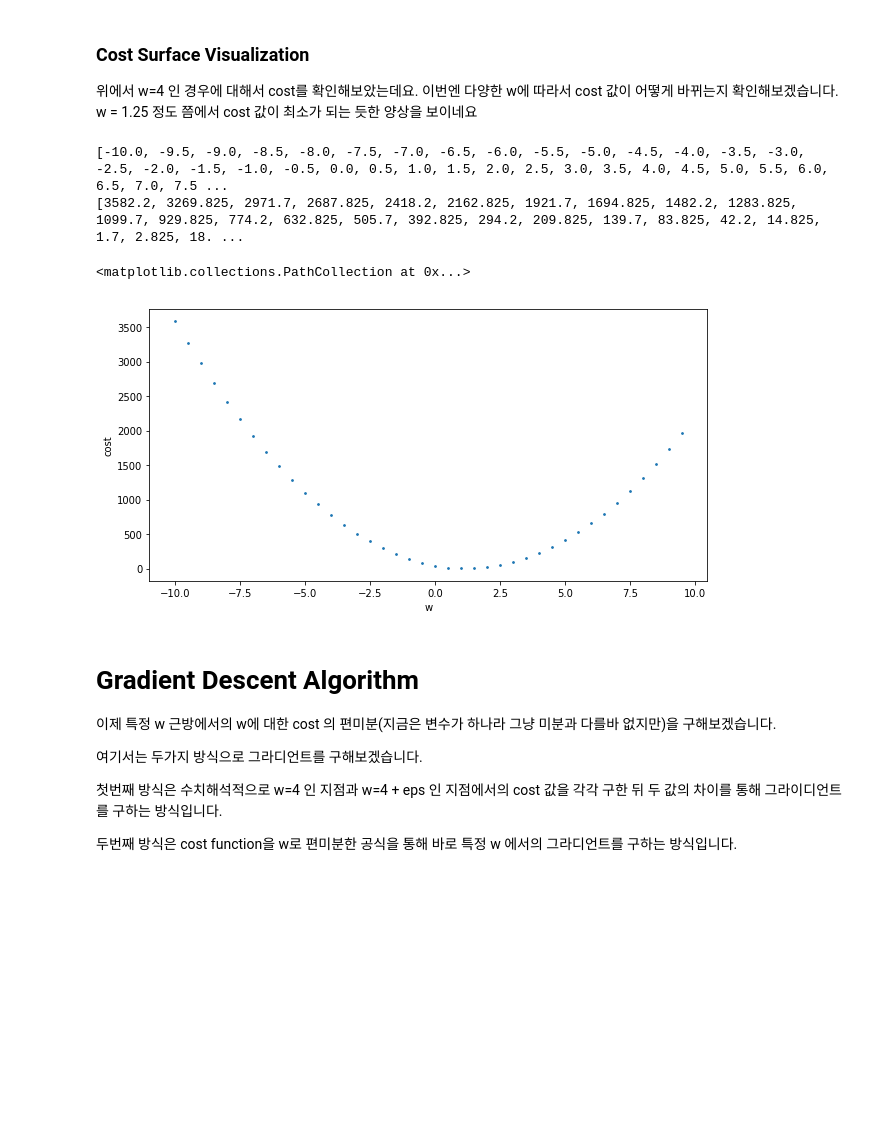
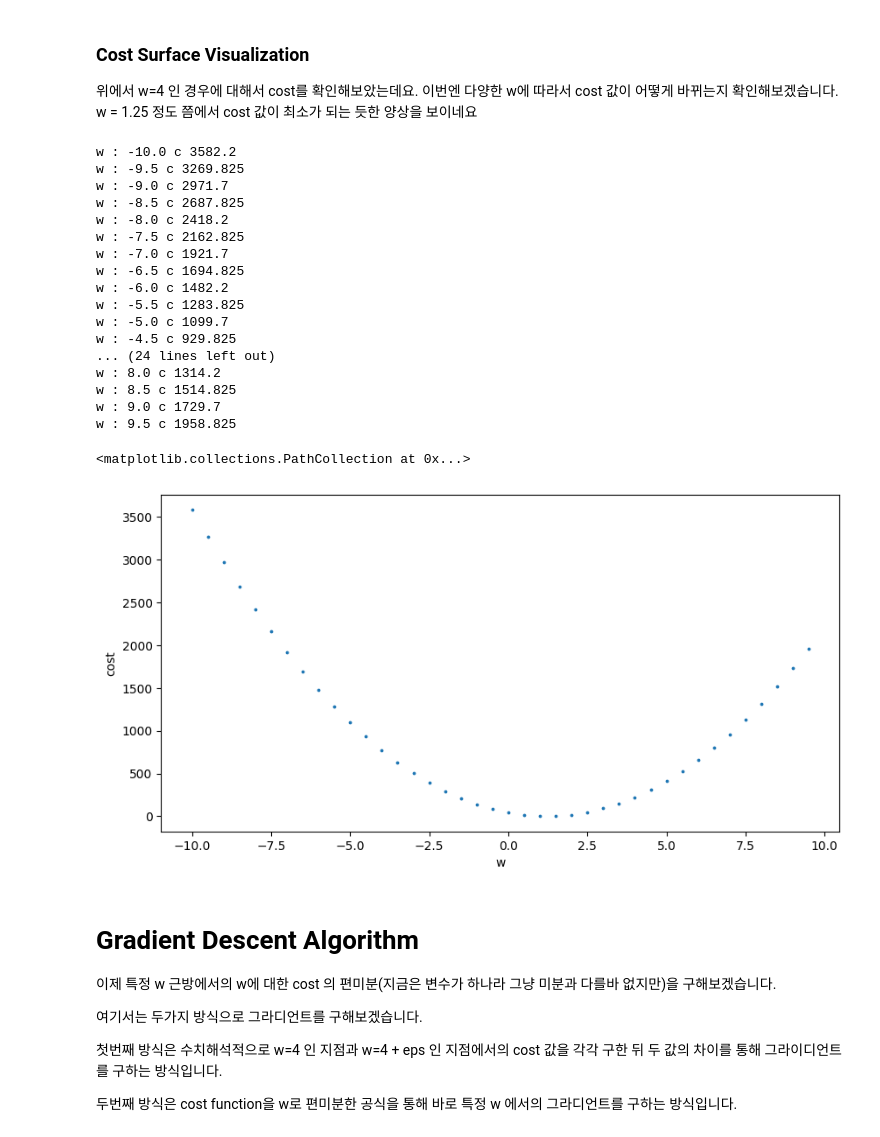
Before and after one commit to heartcored98/Standalone-DeepLearning, a Jupyter notebook: Lec1/Lab1_linear_regression.ipynb, the cells around one changed output. Saved outputs shown, nothing was run; the diff lists cells and outputs as text; code cells hidden in the pictures; blank space fills up the shorter version.

```diff
--- a/Lec1/Lab1_linear_regression.ipynb
+++ b/Lec1/Lab1_linear_regression.ipynb
@@ -96,25 +97,42 @@ w = 1.25 정도 쯤에서 cost 값이 최소가 되는 듯한 양상을 보이
 # %%
 list_w = []
 list_c = []
 for i in range(-20, 20):
     w = i * 0.5
     h = H(w)
     c = cost(h, X, Y)
     list_w.append(w)
     list_c.append(c)
 
-print(list_w) # w 값들이 잘 들어갔는지 확인해봅시다.
-print(list_c) # c 값들이 잘 들어갔는지 확인해봅시다.
+for i in range(len(list_w)):
+    print('w :', list_w[i], 'c',list_c[i])
+# print(list_w) # w 값들이 잘 들어갔는지 확인해봅시다.
+# print(list_c) # c 값들이 잘 들어갔는지 확인해봅시다.
 
 plt.figure(figsize=(10,5))
 plt.xlabel('w')
 plt.ylabel('cost')
 plt.scatter(list_w, list_c, s=3)
 # %% [output]
-[-10.0, -9.5, -9.0, -8.5, -8.0, -7.5, -7.0, -6.5, -6.0, -5.5, -5.0, -4.5, -4.0, -3.5, -3.0, -2.5, -2.0, -1.5, -1.0, -0.5, 0.0, 0.5, 1.0, 1.5, 2.0, 2.5, 3.0, 3.5, 4.0, 4.5, 5.0, 5.5, 6.0, 6.5, 7.0, 7.5 ...
-[3582.2, 3269.825, 2971.7, 2687.825, 2418.2, 2162.825, 1921.7, 1694.825, 1482.2, 1283.825, 1099.7, 929.825, 774.2, 632.825, 505.7, 392.825, 294.2, 209.825, 139.7, 83.825, 42.2, 14.825, 1.7, 2.825, 18. ...
+w : -10.0 c 3582.2
+w : -9.5 c 3269.825
+w : -9.0 c 2971.7
+w : -8.5 c 2687.825
+w : -8.0 c 2418.2
+w : -7.5 c 2162.825
+w : -7.0 c 1921.7
+w : -6.5 c 1694.825
+w : -6.0 c 1482.2
+w : -5.5 c 1283.825
+w : -5.0 c 1099.7
+w : -4.5 c 929.825
+... (24 lines left out)
+w : 8.0 c 1314.2
+w : 8.5 c 1514.825
+w : 9.0 c 1729.7
+w : 9.5 c 1958.825
 <matplotlib.collections.PathCollection at 0x...>
-[figure, old version]
+[figure, new version]
 # %% [markdown]
 # Gradient Descent Algorithm
 
```
Also changed, not shown: parts of 2 cells of this notebook.
